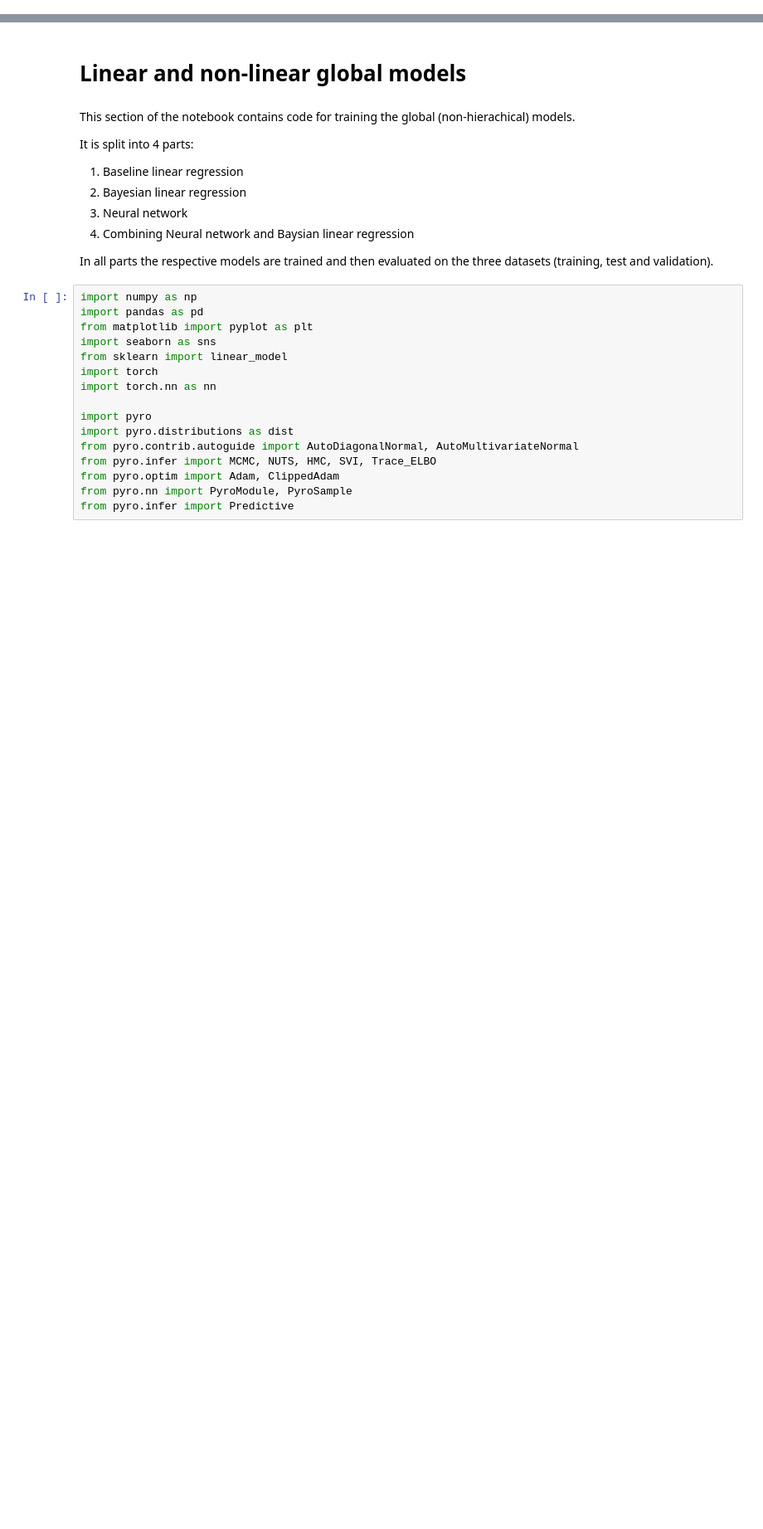
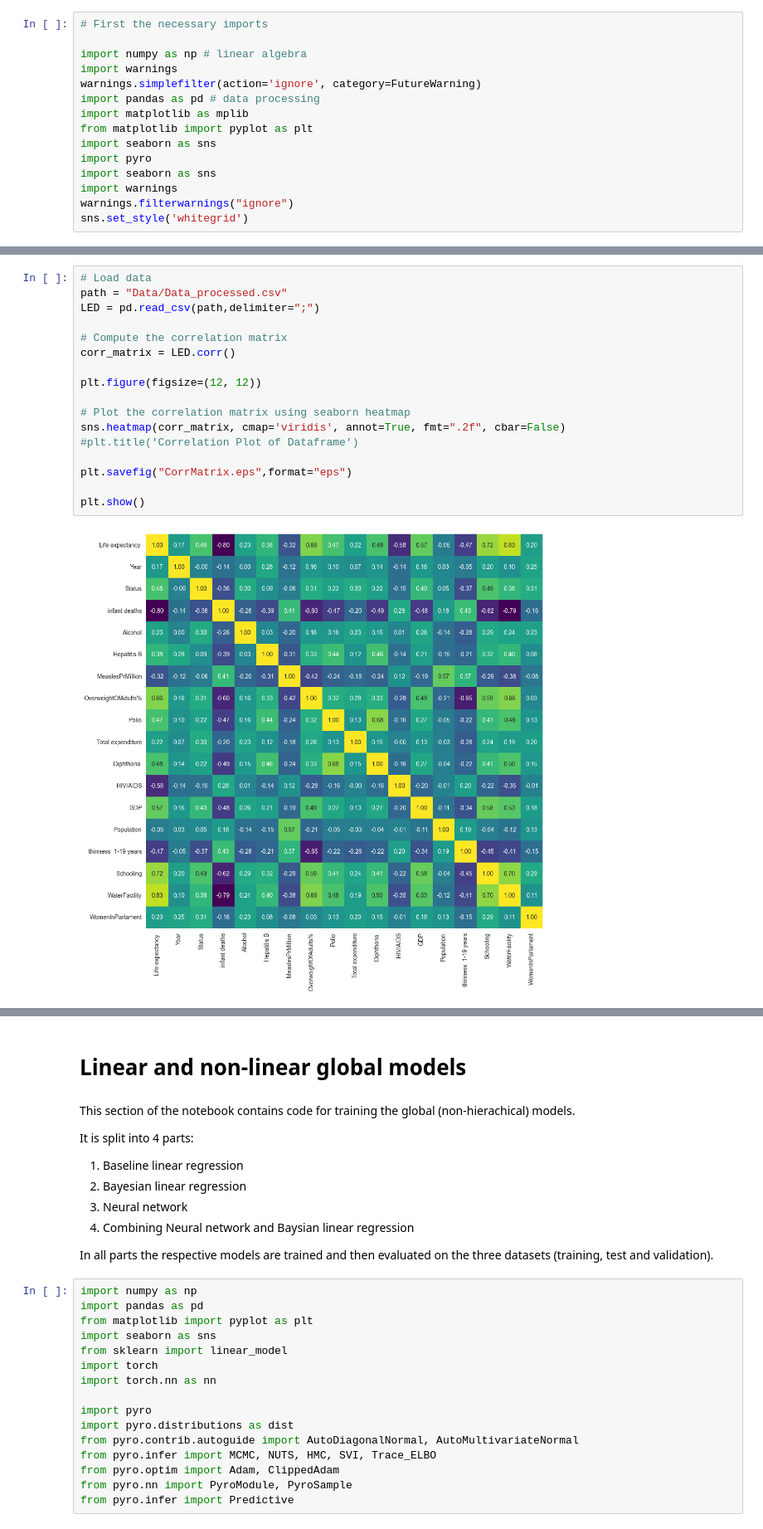
Before and after one commit to TheDingodile/Model-based_project, a Jupyter notebook: temporal_analysis_final.ipynb, the cells around one changed output, grey strips where cells are left out. Shown at 83% size. Saved outputs shown, nothing was run; the diff lists cells and outputs as text; blank space fills up the shorter version.

```diff
--- a/temporal_analysis_final.ipynb
+++ b/temporal_analysis_final.ipynb
@@ -0,0 +20,15 @@
+# %%
+# First the necessary imports
+
+import numpy as np # linear algebra
+import warnings
+warnings.simplefilter(action='ignore', category=FutureWarning)
+import pandas as pd # data processing
+import matplotlib as mplib
+from matplotlib import pyplot as plt
+import seaborn as sns
+import pyro
+import seaborn as sns
+import warnings
+warnings.filterwarnings("ignore")
+sns.set_style('whitegrid')
@@ -0,0 +100,19 @@
+# %%
+# Load data
+path = "Data/Data_processed.csv"
+LED = pd.read_csv(path,delimiter=";")
+
+# Compute the correlation matrix
+corr_matrix = LED.corr()
+
+plt.figure(figsize=(12, 12))
+
+# Plot the correlation matrix using seaborn heatmap
+sns.heatmap(corr_matrix, cmap='viridis', annot=True, fmt=".2f", cbar=False)
+#plt.title('Correlation Plot of Dataframe')
+
+plt.savefig("CorrMatrix.eps",format="eps")
+
+plt.show()
+# %% [output]
+[figure, added]
```
Also changed, not shown: parts of 46 cells of this notebook, 6 other files.
